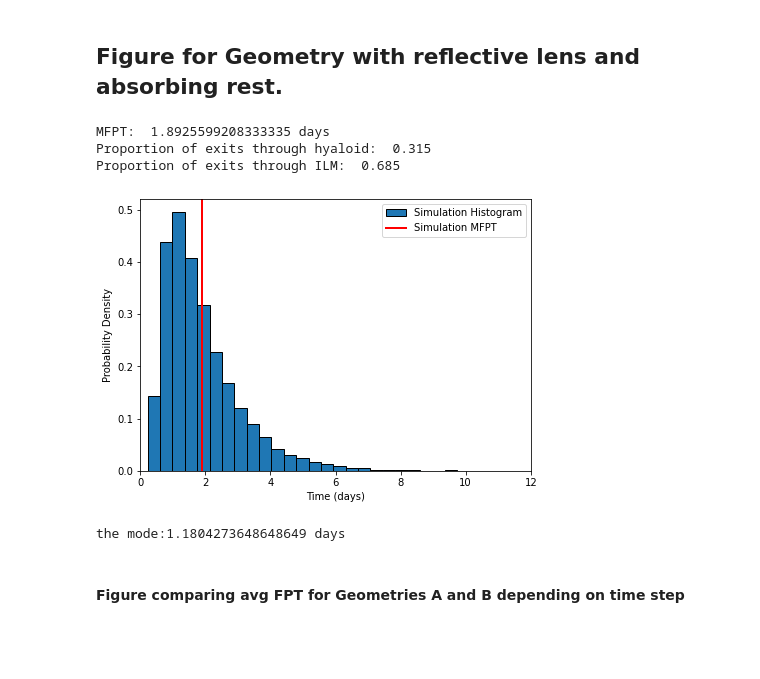
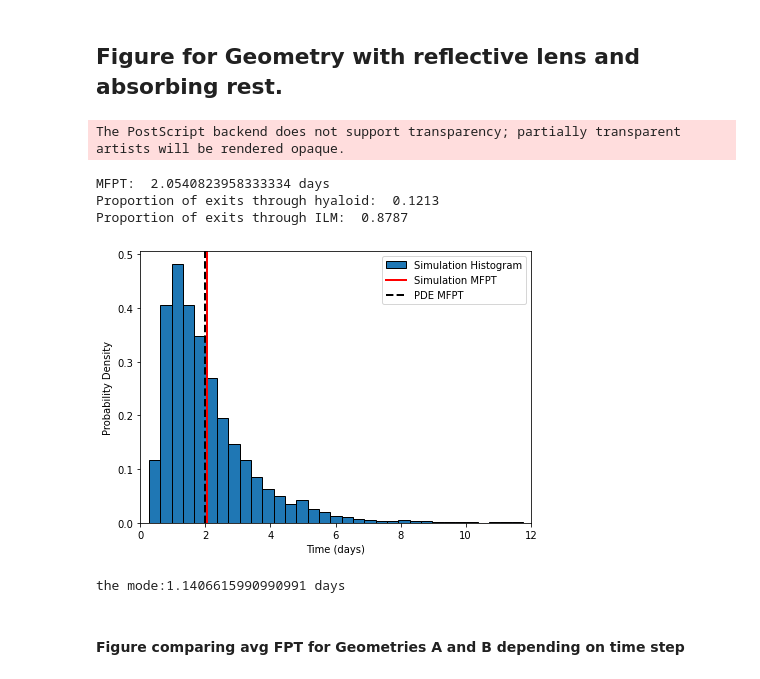
Before and after one commit to patricia-lamy/randomwalk_3d, a Jupyter notebook: figures.ipynb, the cells around one changed output. Cells and saved outputs as stored; diff of their text form; code cells hidden in the pictures; blank space fills up the shorter version.

```diff
--- a/figures.ipynb
+++ b/figures.ipynb
@@ -7,47 +7,49 @@ import numpy as np
 ## Figure for Geometry with reflective lens and absorbing rest.
 # %%
 ## Importing data and looking at mean values and proportions
-data = np.genfromtxt("data/fpt_array_geomB_philens0.25_31-01-2023_deltat0.001.csv", delimiter=",")
+data = np.genfromtxt("data/fpt_array_geomD_08-02-2023_deltat0.005.csv", delimiter=",")
 fpt = data[:,0]
 exit = data[:,1]
 
 #pde_mfpt_mean = 1.8756  # Geometry A
-#pde_mfpt_mean = 1.9453 # Geom B
+#pde_mfpt_mean = 1.9466 # Geom B
 #pde_mfpt_mean = 2.0027 # Geom C
+pde_mfpt_mean = 8.5877  # Geom D
 
 # Looking at mean first passage time
 fpt_mean = np.nanmean(fpt)
 # Looking at proportion of exit from hyaloid and ilm
 prop_hya = np.count_nonzero(exit == 0)/np.count_nonzero(~np.isnan(exit))
 prop_ilm = np.count_nonzero(exit == 1)/np.count_nonzero(~np.isnan(exit))
 
 print('MFPT: ', fpt_mean/24, 'days')
 print('Proportion of exits through hyaloid: ', prop_hya)
 print('Proportion of exits through ILM: ', prop_ilm)
 
 # Plot histogram without NaN values.
 fpt_days = fpt/24
 # Plot histogram without NaN values.
 fig,ax = plt.subplots(1,1)
 fig.set_size_inches(7,5)
 n, bins, patches = ax.hist(fpt_days[~np.isnan(fpt_days)], bins=37, density=True, edgecolor = "black", label = 'Simulation Histogram')
 ax.set_xlabel('Time (days)')
 ax.set_ylabel('Probability Density')
 plt.axvline(x=fpt_mean/24, color='red', linestyle='-', linewidth=2, label = 'Simulation MFPT')
-#plt.axvline(x=pde_mfpt_mean, color='black', linestyle='--', linewidth=2, label = 'PDE MFPT')
+plt.axvline(x=pde_mfpt_mean, color='black', linestyle='--', linewidth=2, label = 'PDE MFPT')
 ax.set_xlim([0, 12])
 plt.legend()
-#plt.savefig('fpt_pdf_geom1_p1_05-12-2022_days.eps', format='eps')
+plt.savefig('fpt_pdf_geomC_08-02-2023.eps', format='eps')
 plt.show()
 
 mode_index = n.argmax()
 print('the mode:'+ str((bins[mode_index] + bins[mode_index+1])/2), 'days')
 # %% [output]
-MFPT:  1.8925599208333335 days
-Proportion of exits through hyaloid:  0.315
-Proportion of exits through ILM:  0.685
+The PostScript backend does not support transparency; partially transparent artists will be rendered opaque.
+MFPT:  2.0540823958333334 days
+Proportion of exits through hyaloid:  0.1213
+Proportion of exits through ILM:  0.8787
-[figure, old version]
+[figure, new version]
-the mode:1.1804273648648649 days
+the mode:1.1406615990990991 days
 # %%
 data = np.genfromtxt("time_array_geom0_20-01-2023_tests.csv", delimiter=",")
 time = data
```
Also changed, not shown: parts of 1 cell of this notebook, 1 other file.
